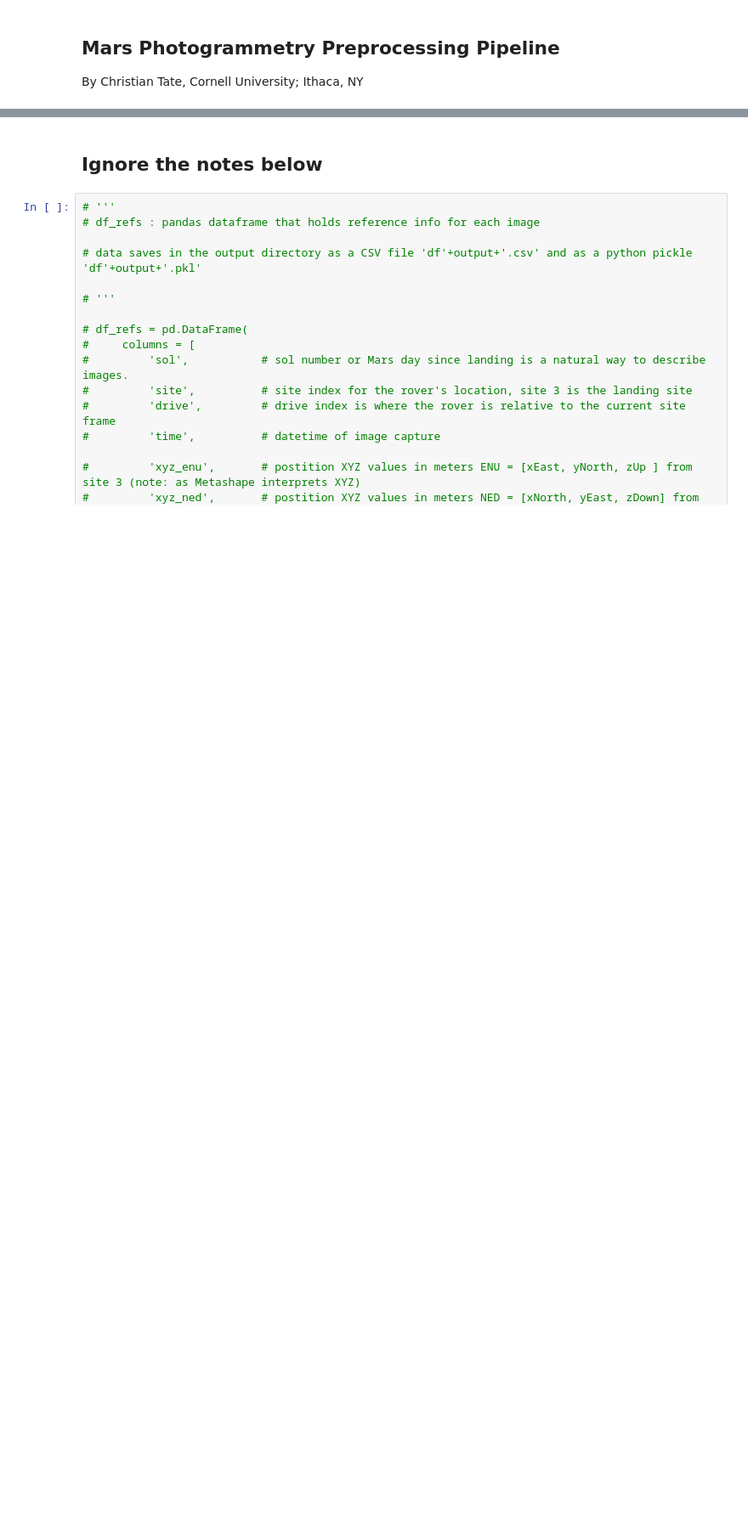
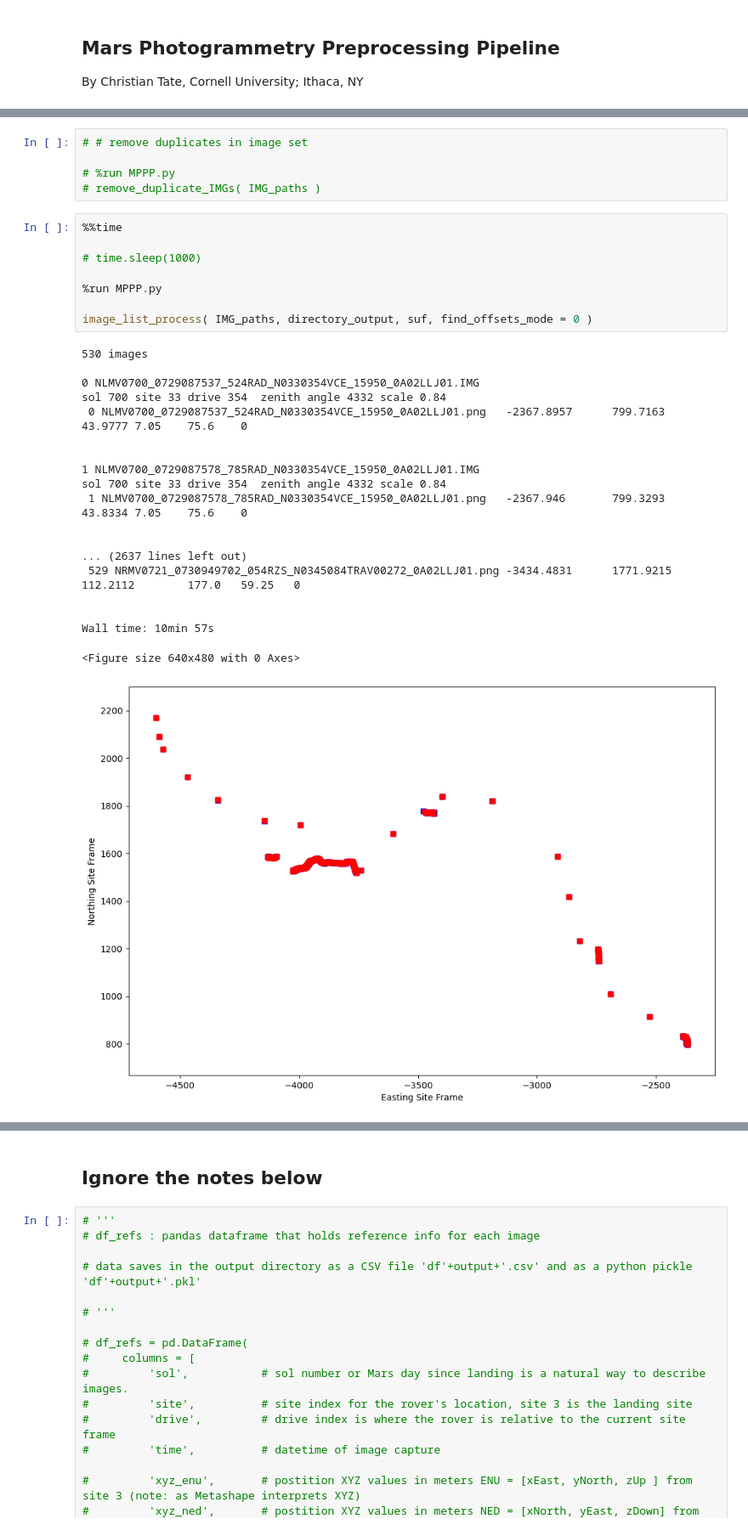
Before and after one commit to cdt59/MPPP, a Jupyter notebook: src/MPPP_notebook.ipynb, the cells around one changed output, grey strips where cells are left out. Shown at 85% size. Cells and saved outputs as stored; diff of their text form; blank space fills up the shorter version.

```diff
--- a/src/MPPP_notebook.ipynb
+++ b/src/MPPP_notebook.ipynb
@@ -321,0 +80,33 @@ plot_image_locations( IMG_paths, im_xyzs, rover_xyzs, rover_rots, im_azs, im_els
+# %%
+# # remove duplicates in image set
+
+# %run MPPP.py
+# remove_duplicate_IMGs( IMG_paths )
+# %%
+%%time
+
+# time.sleep(1000)
+
+%run MPPP.py
+
+image_list_process( IMG_paths, directory_output, suf, find_offsets_mode = 0 )
+# %% [output]
+530 images
+
+0 NLMV0700_0729087537_524RAD_N0330354VCE_15950_0A02LLJ01.IMG
+sol 700 site 33 drive 354  zenith angle 4332 scale 0.84
+ 0 NLMV0700_0729087537_524RAD_N0330354VCE_15950_0A02LLJ01.png   -2367.8957      799.7163        43.9777 7.05    75.6    0
+
+
+1 NLMV0700_0729087578_785RAD_N0330354VCE_15950_0A02LLJ01.IMG
+sol 700 site 33 drive 354  zenith angle 4332 scale 0.84
+ 1 NLMV0700_0729087578_785RAD_N0330354VCE_15950_0A02LLJ01.png   -2367.946       799.3293        43.8334 7.05    75.6    0
+
+
+... (2637 lines left out)
+ 529 NRMV0721_0730949702_054RZS_N0345084TRAV00272_0A02LLJ01.png -3434.4831      1771.9215       112.2112        177.0   59.25   0
+
+
+Wall time: 10min 57s
+<Figure size 640x480 with 0 Axes>
+[figure, added]
```
Also changed, not shown: parts of 12 cells of this notebook, 11 other files.
